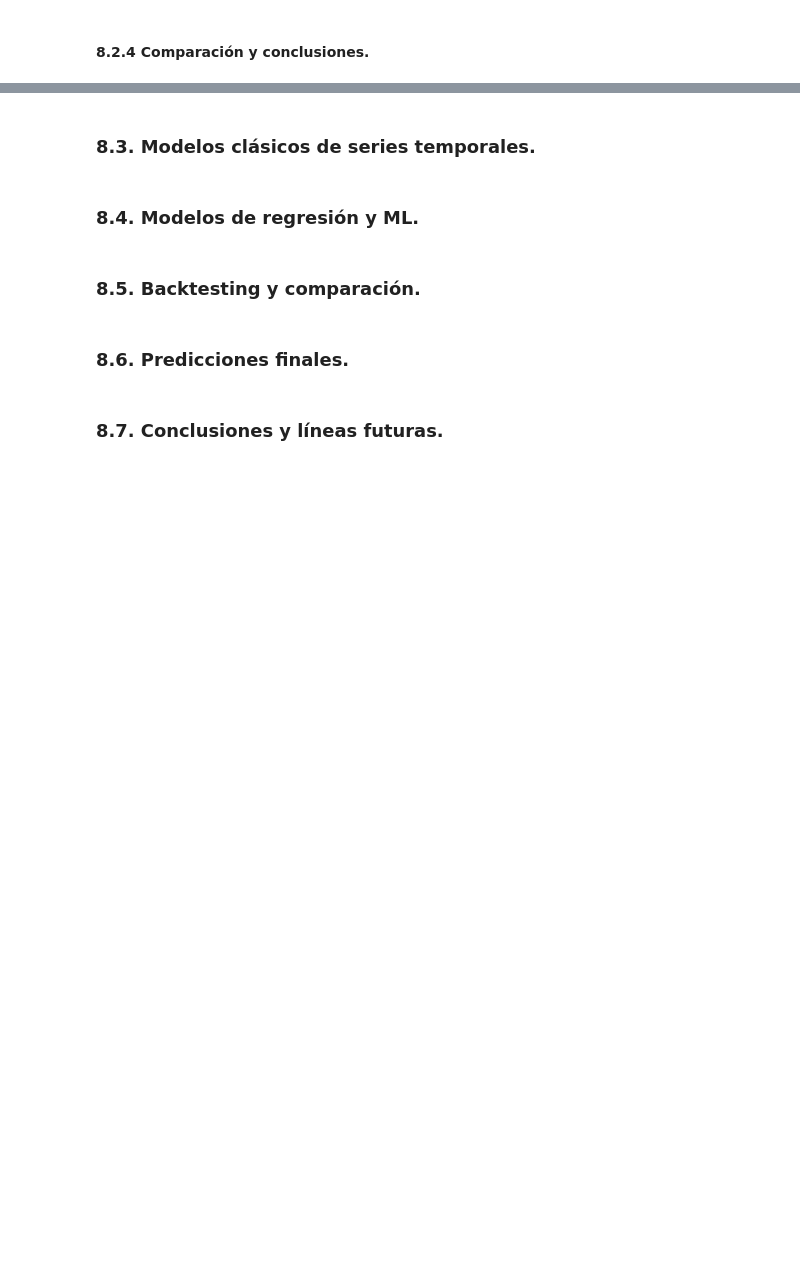
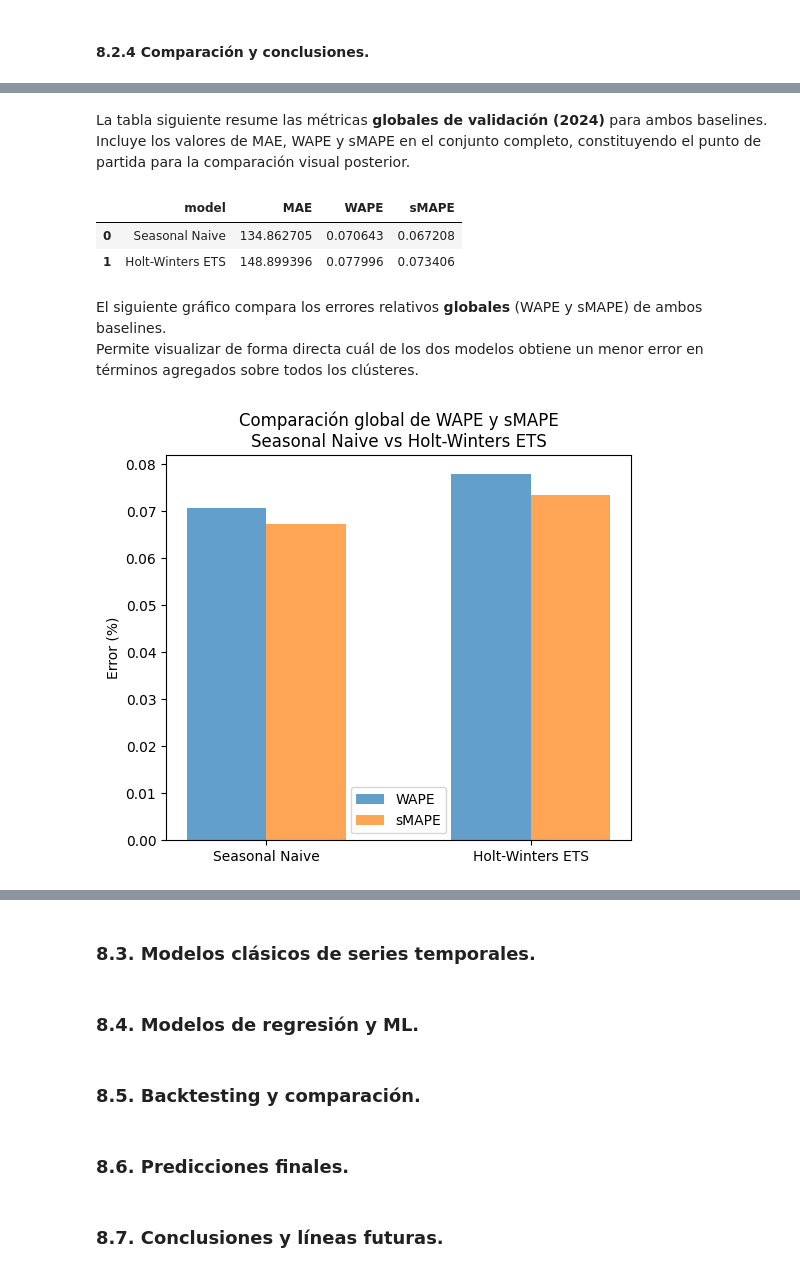
Before and after one commit to CrisRodFer/PFM2_Asistente_Compras_Inteligente, a Jupyter notebook: notebooks/PFM2_Modelado_y_app.ipynb, the cells around one changed output, grey strips where cells are left out. Drawn from its saved outputs; the diff is of its cells as text; code cells hidden in the pictures; blank space fills up the shorter version.

```diff
--- a/notebooks/PFM2_Modelado_y_app.ipynb
+++ b/notebooks/PFM2_Modelado_y_app.ipynb
@@ -1660,0 +1922,54 @@ Se calcularán **MAE, WAPE y sMAPE** a nivel de clúster tanto en validación (2
+# %% [markdown]
+La tabla siguiente resume las métricas **globales de validación (2024)** para ambos baselines.
+Incluye los valores de MAE, WAPE y sMAPE en el conjunto completo, constituyendo el punto de partida para la comparación visual posterior.
+# %%
+import pandas as pd
+import matplotlib.pyplot as plt
+from pathlib import Path
+
+# ============================================================================
+# 1. Cargar métricas de validación de ambos baselines
+# ============================================================================
+
+root = Path("C:/Users/crisr/Desktop/Máster Data Science & IA/PROYECTO/PFM2_Asistente_Compras_Inteligente")
+
+# Seasonal Naive
+metrics_sn = pd.read_csv(root / "reports/baselines/seasonal_naive/metrics_validation.csv")
+metrics_sn = metrics_sn[metrics_sn["cluster_id"] == "__GLOBAL__"].assign(model="Seasonal Naive")
+
+# Holt-Winters
+metrics_hw = pd.read_csv(root / "reports/baselines/holt_winters/metrics_validation.csv")
+metrics_hw = metrics_hw[metrics_hw["cluster_id"] == "__GLOBAL__"].assign(model="Holt-Winters ETS")
+
+# ============================================================================
+# 2. Combinar en tabla comparativa
+# ============================================================================
+metrics_comparison = pd.concat([metrics_sn, metrics_hw], ignore_index=True)
+metrics_comparison = metrics_comparison[["model", "MAE", "WAPE", "sMAPE"]]
+
+display(metrics_comparison)
+# %% [output]
+|  | model | MAE | WAPE | sMAPE |
+| 0 | Seasonal Naive | 134.862705 | 0.070643 | 0.067208 |
+| 1 | Holt-Winters ETS | 148.899396 | 0.077996 | 0.073406 |
+# %% [markdown]
+El siguiente gráfico compara los errores relativos **globales** (WAPE y sMAPE) de ambos baselines.
+Permite visualizar de forma directa cuál de los dos modelos obtiene un menor error en términos agregados sobre todos los clústeres.
+# %%
+# ============================================================================
+# 3. Gráfico comparativo de WAPE y sMAPE
+# ============================================================================
+plt.figure(figsize=(6,5))
+x = range(len(metrics_comparison))
+plt.bar([i-0.15 for i in x], metrics_comparison["WAPE"], width=0.3, label="WAPE", alpha=0.7)
+plt.bar([i+0.15 for i in x], metrics_comparison["sMAPE"], width=0.3, label="sMAPE", alpha=0.7)
+
+plt.xticks(x, metrics_comparison["model"])
+plt.ylabel("Error (%)")
+plt.title("Comparación global de WAPE y sMAPE\nSeasonal Naive vs Holt-Winters ETS")
+plt.legend()
+plt.show()
+
+import numpy as np
+# %% [output]
+[figure, added]
```
Also changed, not shown: parts of 16 cells of this notebook.
